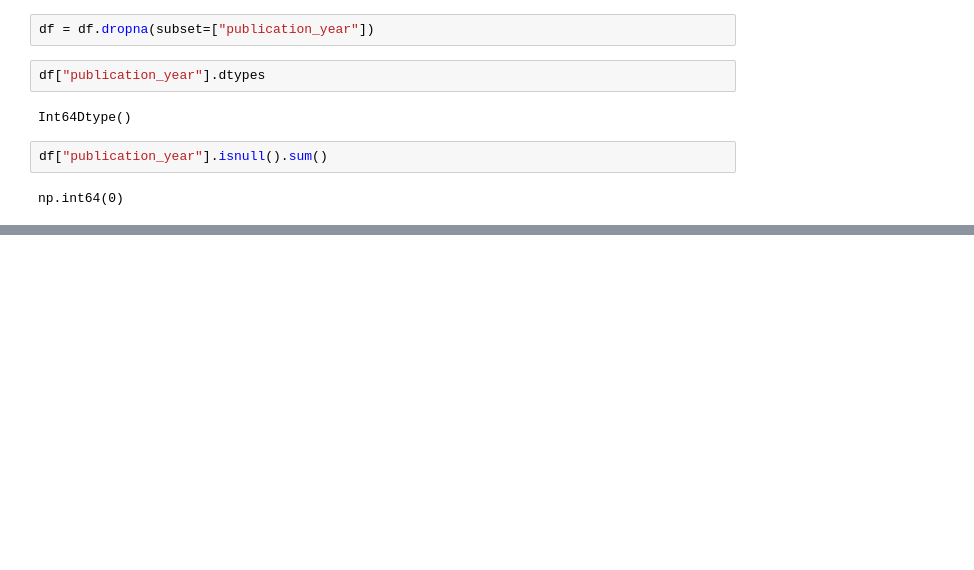
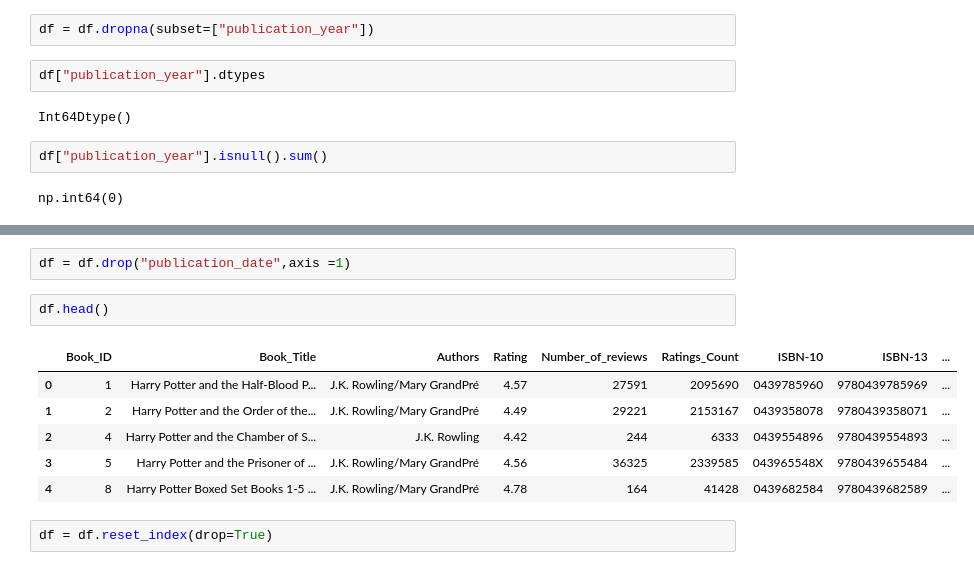
Before and after one commit to yashdeore24/Book-Review-Rating-Analysis, a Jupyter notebook: EDA_File.ipynb, the cells around one changed output, grey strips where cells are left out. Saved outputs shown, nothing was run; the diff lists cells and outputs as text; blank space fills up the shorter version.

```diff
--- a/EDA_File.ipynb
+++ b/EDA_File.ipynb
@@ -272,0 +489,13 @@ np.int64(0)
+# %%
+df = df.drop("publication_date",axis =1)
+# %%
+df.head()
+# %% [output]
+|  | Book_ID | Book_Title | Authors | Rating | Number_of_reviews | Ratings_Count | ISBN-10 | ISBN-13 | ... |
+| 0 | 1 | Harry Potter and the Half-Blood P... | J.K. Rowling/Mary GrandPré | 4.57 | 27591 | 2095690 | 0439785960 | 9780439785969 | ... |
+| 1 | 2 | Harry Potter and the Order of the... | J.K. Rowling/Mary GrandPré | 4.49 | 29221 | 2153167 | 0439358078 | 9780439358071 | ... |
+| 2 | 4 | Harry Potter and the Chamber of S... | J.K. Rowling | 4.42 | 244 | 6333 | 0439554896 | 9780439554893 | ... |
+| 3 | 5 | Harry Potter and the Prisoner of ... | J.K. Rowling/Mary GrandPré | 4.56 | 36325 | 2339585 | 043965548X | 9780439655484 | ... |
+| 4 | 8 | Harry Potter Boxed Set Books 1-5 ... | J.K. Rowling/Mary GrandPré | 4.78 | 164 | 41428 | 0439682584 | 9780439682589 | ... |
+# %%
+df = df.reset_index(drop=True)
```
Also changed, not shown: parts of 48 cells of this notebook, 1 other file.
